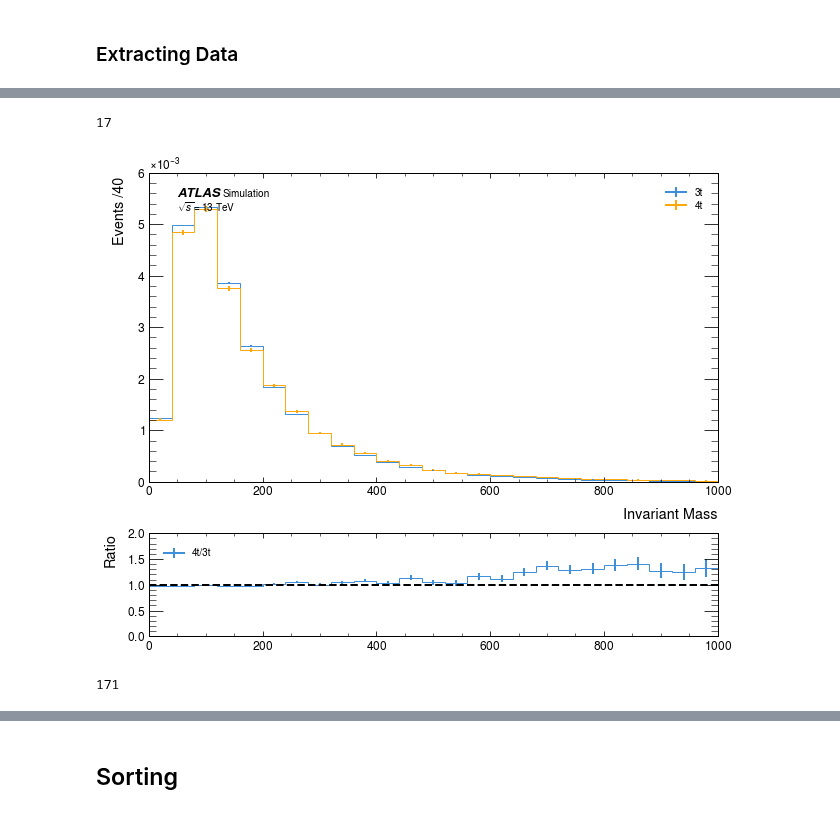
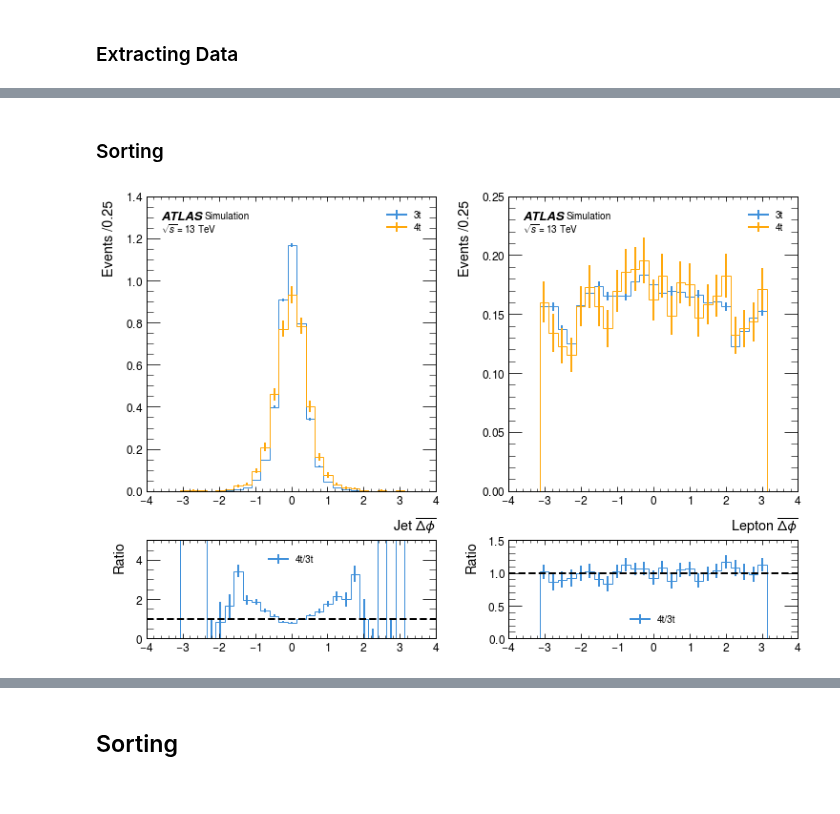
Before and after one commit to archiebrooks02/MPHYS-4Top, a Jupyter notebook: reco_level_high_level.ipynb, the cells around one changed output, grey strips where cells are left out. Saved outputs shown, nothing was run; the diff lists cells and outputs as text; code cells hidden in the pictures.

```diff
--- a/reco_level_high_level.ipynb
+++ b/reco_level_high_level.ipynb
@@ -226,5 +129,2 @@ print(max_length)
-# %%
-jets_test = jets_3t[awkward.argsort(awkward.num(jets_3t, axis=1), ascending=False)]
-print(len(jets_test[1]))
-# %% [output]
-17
+# %% [markdown]
+### Sorting
@@ -231,19 +286,10 @@ print(len(jets_test[1]))
 # %%
-fig, ax = plt.subplots(2,1,gridspec_kw={'height_ratios':[3,1]}, figsize=(10,8))
-histogram([invariant_masses_3t/1000, invariant_masses_4t/1000], 25, ['3t','4t'], ax[0], ratio=True, ratio_axes=ax[1], density=True, x_units='', set_range=(0,1E3))
-ax[0].set_xlabel(r'Invariant Mass')
+fig, ax = plt.subplots(2,2,gridspec_kw={'height_ratios':[3,1]}, figsize=(12,8))
+histogram([jet_deltaphi_3t,jet_deltaphi_4t], 25, ['3t','4t'], ax[0,0], ratio=True, ratio_axes=ax[1,0], density=True, x_units='')
+ax[0,0].set_xlabel(r'Jet $\overline{\Delta\phi}$')
+histogram([lepton_deltaphi_3t, lepton_deltaphi_4t], 25, ['3t','4t'], ax[0,1], ratio=True, ratio_axes=ax[1,1], density=True, x_units='')
+ax[0,1].set_xlabel(r'Lepton $\overline{\Delta\phi}$')
 plt.subplots_adjust(hspace=0.25, wspace=0.25)
 plt.show()
 # %% [output]
-[figure, old version]
+[figure, new version]
-# %%
-jets_test = jets_3t[awkward.argsort(awkward.num(jets_3t, axis=1), ascending=False)]
-lengths = awkward.num(jets_test, axis=1)
-invariant_masses = []
-for n in lengths:
-    total_length = int((n * (n - 1)) / 2)
-    invariant_masses.append([0] * total_length)
-
-print(len(invariant_masses[0]))
-# %% [output]
-171
```
Also changed, not shown: parts of 27 cells of this notebook.
